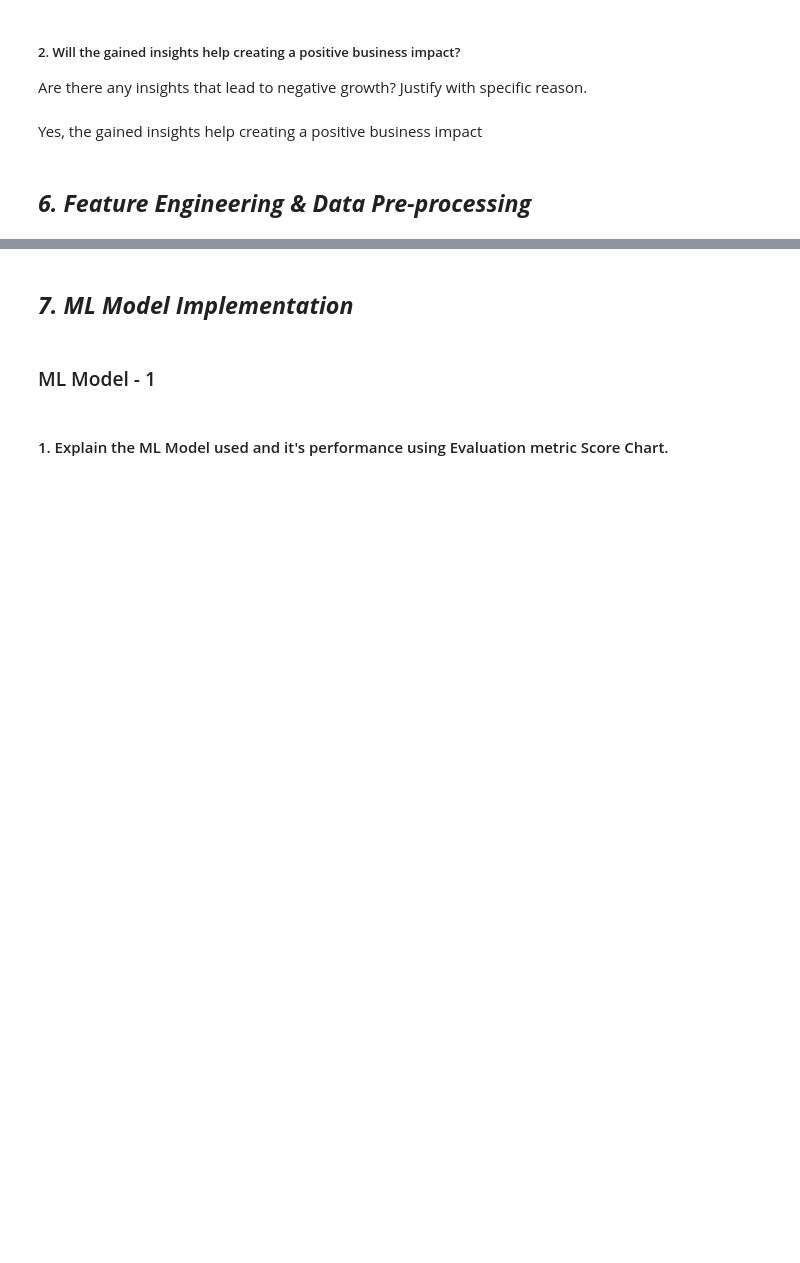
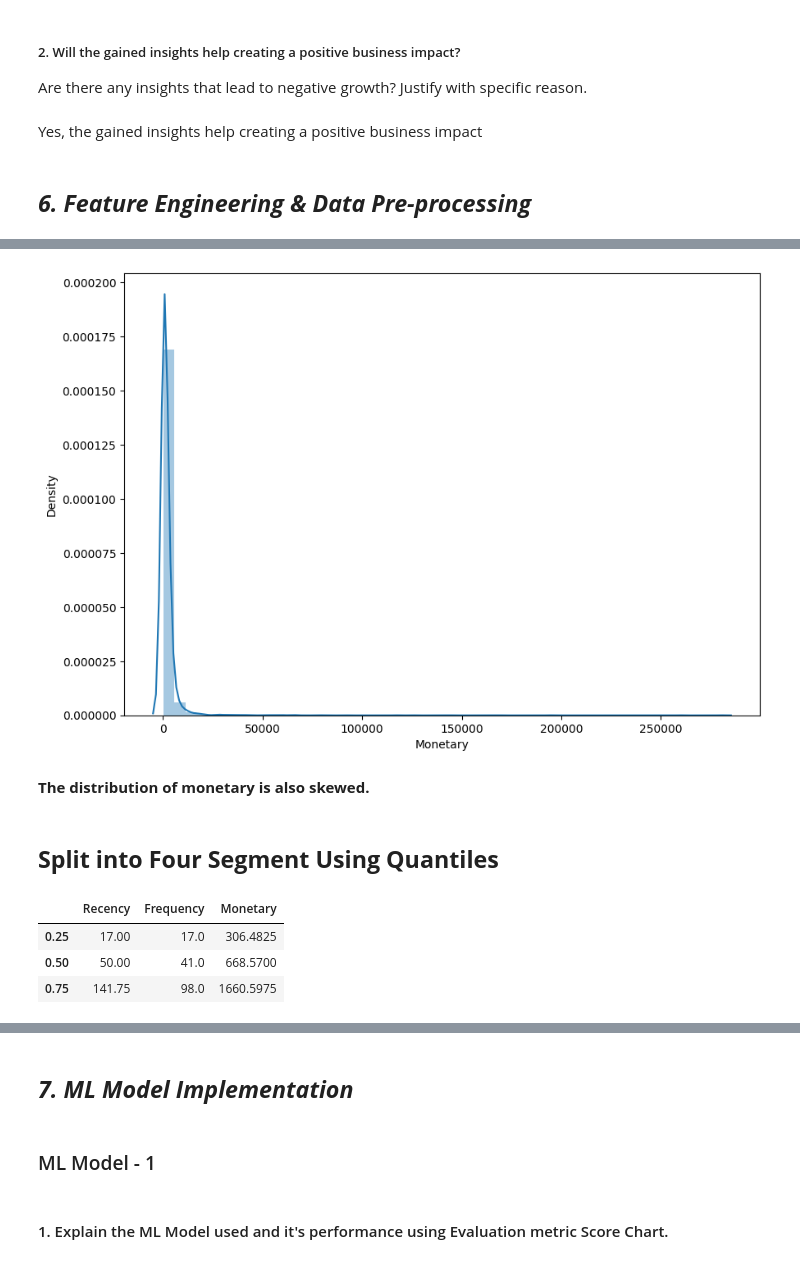
Before and after one commit to DhawalKhandait/Online-Retail-Customer-Segmentation-Clustering, a Jupyter notebook: Online_Retail_Customer_Segmentation.ipynb, the cells around one changed output, grey strips where cells are left out. Drawn from its saved outputs; the diff is of its cells as text; code cells hidden in the pictures; blank space fills up the shorter version.

```diff
--- a/Online_Retail_Customer_Segmentation.ipynb
+++ b/Online_Retail_Customer_Segmentation.ipynb
@@ -1029,0 +1009,19 @@ Answer Here.
+# %%
+# Monetary distribution plot
+plt.figure(figsize=(10,7))
+sns.distplot(rfm_df['Monetary']);
+# %% [output]
+[figure, added]
+# %% [markdown]
+**The distribution of monetary is also skewed.**
+# %% [markdown]
+## **Split into Four Segment Using Quantiles**
+# %%
+# split into four segment using quantiles
+quantiles = rfm_df.quantile(q=[0.25, 0.5, 0.75])
+quantiles
+# %% [output]
+|  | Recency | Frequency | Monetary |
+| 0.25 | 17.00 | 17.0 | 306.4825 |
+| 0.50 | 50.00 | 41.0 | 668.5700 |
+| 0.75 | 141.75 | 98.0 | 1660.5975 |
```
Also changed, not shown: parts of 97 cells of this notebook.
